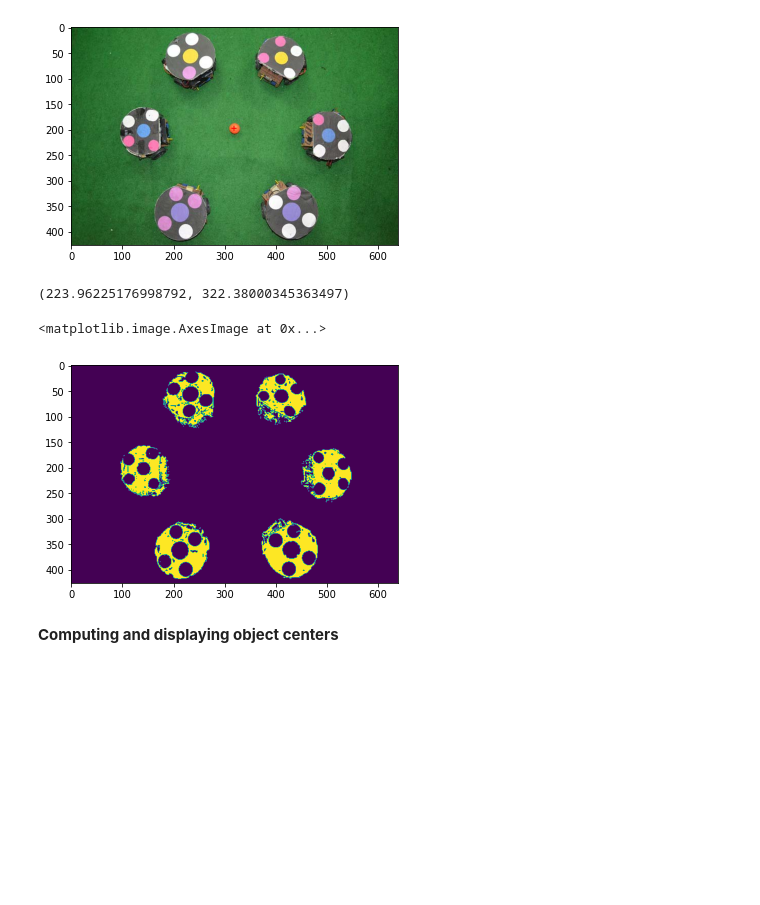
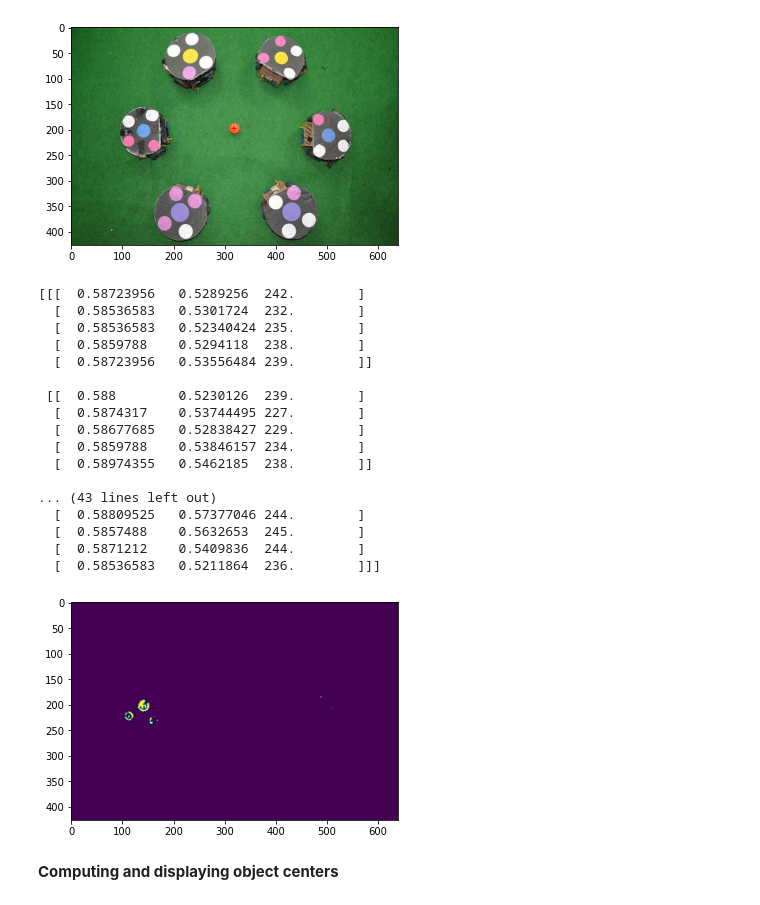
Before and after one commit to eduardo-santin/CV-Assignment1, a Jupyter notebook: Assg1_ImageProc.ipynb, the cells around one changed output. Drawn from its saved outputs; the diff is of its cells as text; code cells hidden in the pictures; blank space fills up the shorter version.

Commit message:
Attempt to mask blue and purple

```diff
--- a/Assg1_ImageProc.ipynb
+++ b/Assg1_ImageProc.ipynb
@@ -136,18 +139,59 @@ plt.imshow(marked_ball)
 319 198
 <matplotlib.image.AxesImage at 0x...>
 [figure]
-# %%
-# mask the robots
-# print(hsv_robocup[30:90,200:275,:])
-robotmask0 = np.logical_or(hsv_robocup[:,:,0] > 0.4, hsv_robocup[:,:,0] < .3)
-robotmask1 = hsv_robocup[:,:,1] < .4
-robotmask2 = hsv_robocup[:,:,2] < 200
-robotmask = np.logical_and(np.logical_and(robotmask0, robotmask1),  robotmask2)
-print(center_of_mass(robotmask))
-plt.imshow(robotmask)
-# %% [output]
-(223.96225176998792, 322.38000345363497)
-<matplotlib.image.AxesImage at 0x...>
-[figure, removed]
+# %%
+# mask the robots
+# print(hsv_robocup[30:90,200:275,:])
+# robotmask0 = np.logical_or(hsv_robocup[:,:,0] > 0.4, hsv_robocup[:,:,0] < .3)
+# robotmask1 = hsv_robocup[:,:,1] < .4
+# robotmask2 = hsv_robocup[:,:,2] < 200
+# robotmask = np.logical_and(np.logical_and(robotmask0, robotmask1),  robotmask2)
+# print(center_of_mass(robotmask))
+# plt.imshow(robotmask)
+
+# print yellow
+# print(hsv_robocup[45:65,227:240,:])
+# print blue
+print(hsv_robocup[200:210,135:140,:])
+# print purple
+# print(hsv_robocup[350:370,200:225,:])
+yellowmask0 = hsv_robocup[:,:,0] > 0.1
+yellowmask1 = hsv_robocup[:,:,1] > 0.6
+yellowmask2 = hsv_robocup[:,:,2] > 217
+yellowmask = np.logical_and(np.logical_and(yellowmask0, yellowmask1),  yellowmask2)
+# plt.imshow(yellowmask)
+robot1mask = yellowmask[:,:300]
+robot2mask = yellowmask[:,300:]
+
+bluemask0 = hsv_robocup[:,:,0] > 0.53
+bluemask1 = hsv_robocup[:,:,1] > 0.52
+bluemask2 = hsv_robocup[:,:,2] > 210
+bluemask = np.logical_and(np.logical_and(bluemask0, bluemask1),  bluemask2)
+plt.imshow(bluemask)
+
+purplemask0 = hsv_robocup[:,:,0] > 0.40
+purplemask1 = hsv_robocup[:,:,1] > 0.10
+purplemask2 = hsv_robocup[:,:,2] > 200
+purplemask = np.logical_and(np.logical_and(purplemask0, purplemask1),  purplemask2)
+# plt.imshow(purplemask)
+# %% [output]
+[[[  0.58723956   0.5289256  242.        ]
+  [  0.58536583   0.5301724  232.        ]
+  [  0.58536583   0.52340424 235.        ]
+  [  0.5859788    0.5294118  238.        ]
+  [  0.58723956   0.53556484 239.        ]]
+
+ [[  0.588        0.5230126  239.        ]
+  [  0.5874317    0.53744495 227.        ]
+  [  0.58677685   0.52838427 229.        ]
+  [  0.5859788    0.53846157 234.        ]
+  [  0.58974355   0.5462185  238.        ]]
+
+... (43 lines left out)
+  [  0.58809525   0.57377046 244.        ]
+  [  0.5857488    0.5632653  245.        ]
+  [  0.5871212    0.5409836  244.        ]
+  [  0.58536583   0.5211864  236.        ]]]
+[figure, added]
 # %% [markdown]
 __Computing and displaying object centers__
```
Also changed, not shown: parts of 5 cells of this notebook.
